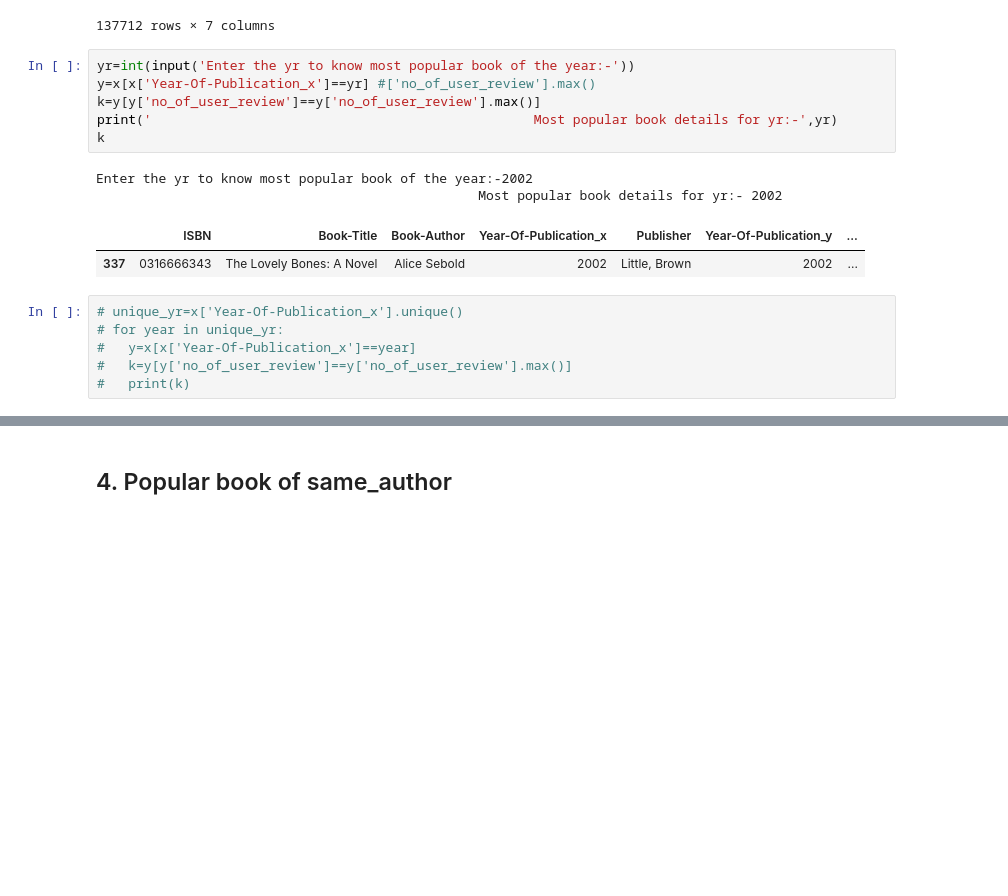
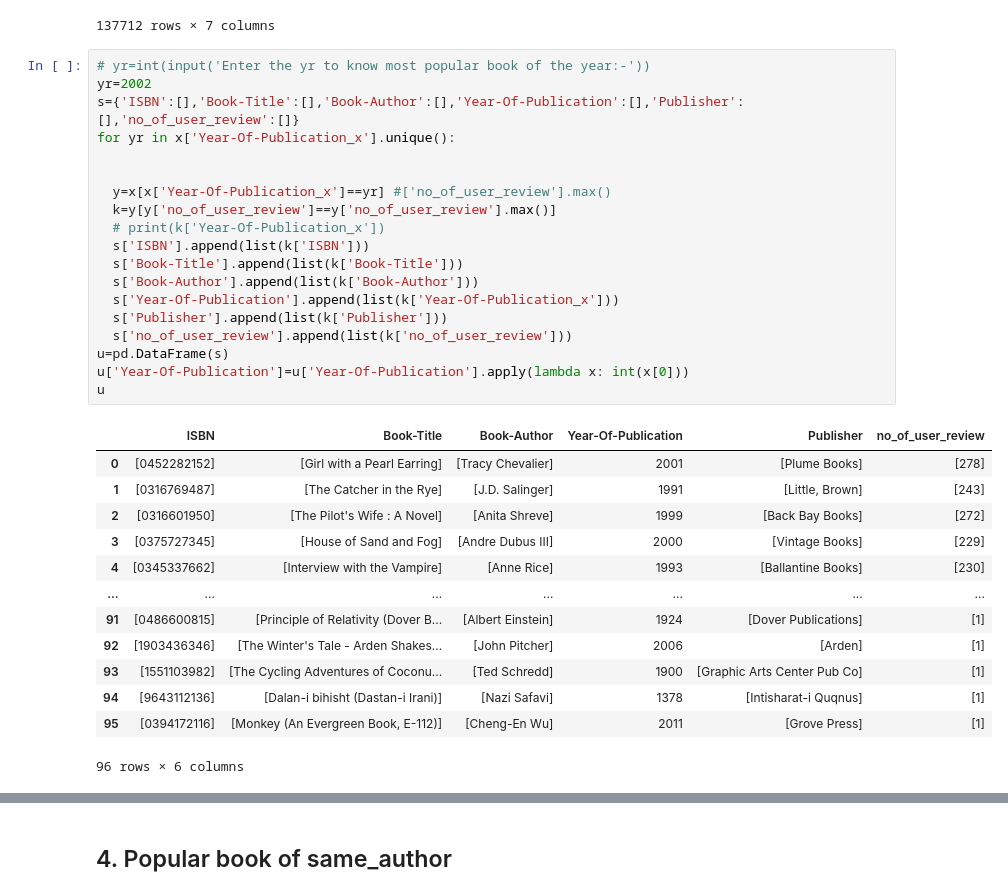
Before and after one commit to satyam-jyoti-sankar/Books_recommend_system, a Jupyter notebook: Books_recommend_system_.ipynb, the cells around one changed output, grey strips where cells are left out. Drawn from its saved outputs; the diff is of its cells as text; blank space fills up the shorter version.

```diff
--- a/Books_recommend_system_.ipynb
+++ b/Books_recommend_system_.ipynb
@@ -840,20 +845,36 @@ x
 | 137710 | 0440400988 | There's a Bat in Bunk Five | Paula Danziger | 1988 | Random House Childrens Pub (Mm) | 1988 | ... |
 | 137711 | 0525447644 | From One to One Hundred | Teri Sloat | 1991 | Dutton Books | 1991 | ... |
 137712 rows × 7 columns
-# %%
-yr=int(input('Enter the yr to know most popular book of the year:-'))
-y=x[x['Year-Of-Publication_x']==yr] #['no_of_user_review'].max()
-k=y[y['no_of_user_review']==y['no_of_user_review'].max()]
-print('                                                 Most popular book details for yr:-',yr)
-k
-# %% [output]
-Enter the yr to know most popular book of the year:-2002
-                                                 Most popular book details for yr:- 2002
-|  | ISBN | Book-Title | Book-Author | Year-Of-Publication_x | Publisher | Year-Of-Publication_y | ... |
-| 337 | 0316666343 | The Lovely Bones: A Novel | Alice Sebold | 2002 | Little, Brown | 2002 | ... |
-# %%
-# unique_yr=x['Year-Of-Publication_x'].unique()
-# for year in unique_yr:
-#   y=x[x['Year-Of-Publication_x']==year]
-#   k=y[y['no_of_user_review']==y['no_of_user_review'].max()]
-#   print(k)
+# %%
+# yr=int(input('Enter the yr to know most popular book of the year:-'))
+yr=2002
+s={'ISBN':[],'Book-Title':[],'Book-Author':[],'Year-Of-Publication':[],'Publisher':[],'no_of_user_review':[]}
+for yr in x['Year-Of-Publication_x'].unique():
+
+
+  y=x[x['Year-Of-Publication_x']==yr] #['no_of_user_review'].max()
+  k=y[y['no_of_user_review']==y['no_of_user_review'].max()]
+  # print(k['Year-Of-Publication_x'])
+  s['ISBN'].append(list(k['ISBN']))
+  s['Book-Title'].append(list(k['Book-Title']))
+  s['Book-Author'].append(list(k['Book-Author']))
+  s['Year-Of-Publication'].append(list(k['Year-Of-Publication_x']))
+  s['Publisher'].append(list(k['Publisher']))
+  s['no_of_user_review'].append(list(k['no_of_user_review']))
+u=pd.DataFrame(s)
+u['Year-Of-Publication']=u['Year-Of-Publication'].apply(lambda x: int(x[0]))
+u
+# %% [output]
+|  | ISBN | Book-Title | Book-Author | Year-Of-Publication | Publisher | no_of_user_review |
+| 0 | [0452282152] | [Girl with a Pearl Earring] | [Tracy Chevalier] | 2001 | [Plume Books] | [278] |
+| 1 | [0316769487] | [The Catcher in the Rye] | [J.D. Salinger] | 1991 | [Little, Brown] | [243] |
+| 2 | [0316601950] | [The Pilot's Wife : A Novel] | [Anita Shreve] | 1999 | [Back Bay Books] | [272] |
+| 3 | [0375727345] | [House of Sand and Fog] | [Andre Dubus III] | 2000 | [Vintage Books] | [229] |
+| 4 | [0345337662] | [Interview with the Vampire] | [Anne Rice] | 1993 | [Ballantine Books] | [230] |
+| ... | ... | ... | ... | ... | ... | ... |
+| 91 | [0486600815] | [Principle of Relativity (Dover B... | [Albert Einstein] | 1924 | [Dover Publications] | [1] |
+| 92 | [1903436346] | [The Winter's Tale - Arden Shakes... | [John Pitcher] | 2006 | [Arden] | [1] |
+| 93 | [1551103982] | [The Cycling Adventures of Coconu... | [Ted Schredd] | 1900 | [Graphic Arts Center Pub Co] | [1] |
+| 94 | [9643112136] | [Dalan-i bihisht (Dastan-i Irani)] | [Nazi Safavi] | 1378 | [Intisharat-i Quqnus] | [1] |
+| 95 | [0394172116] | [Monkey (An Evergreen Book, E-112)] | [Cheng-En Wu] | 2011 | [Grove Press] | [1] |
+96 rows × 6 columns
```
Also changed, not shown: parts of 10 cells of this notebook.
